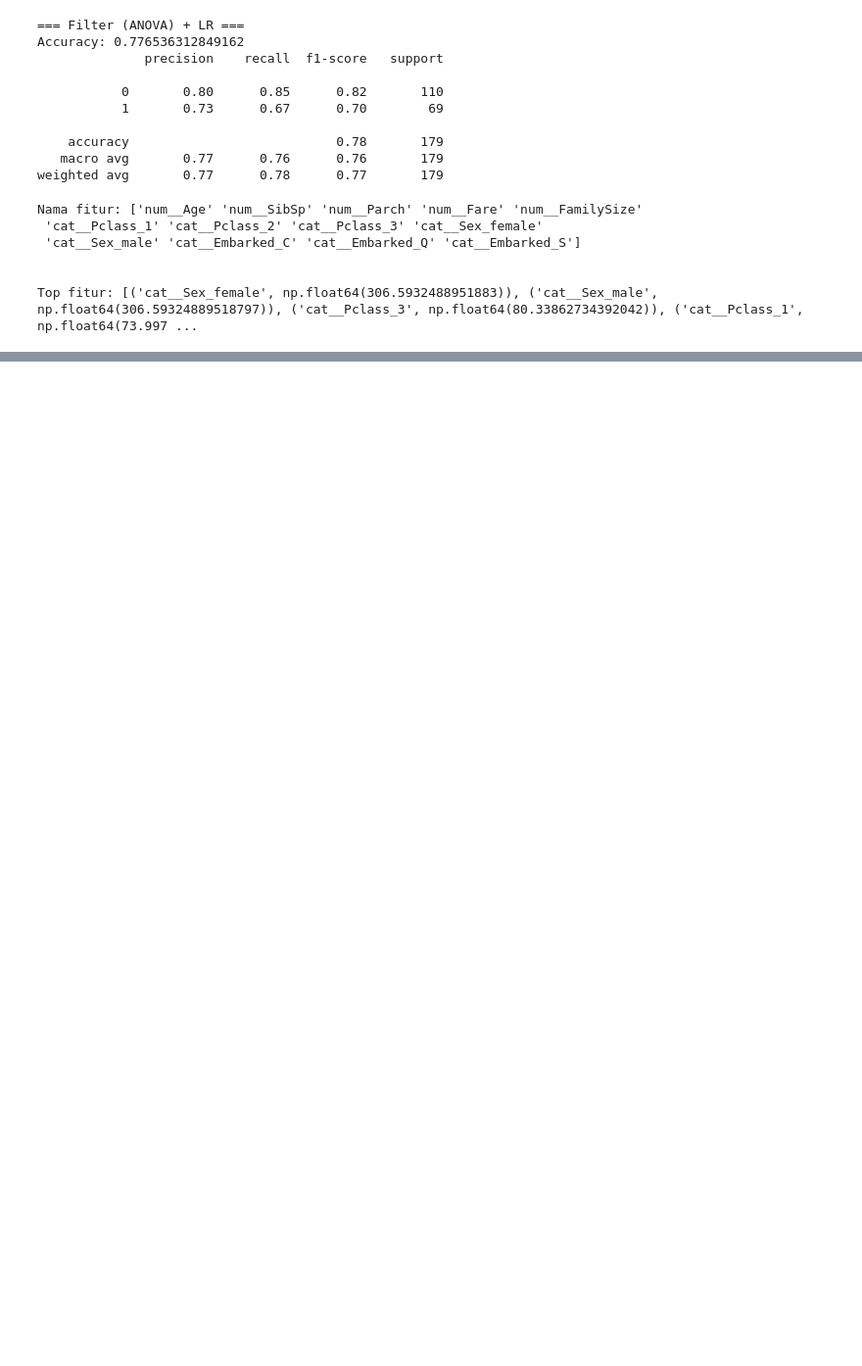
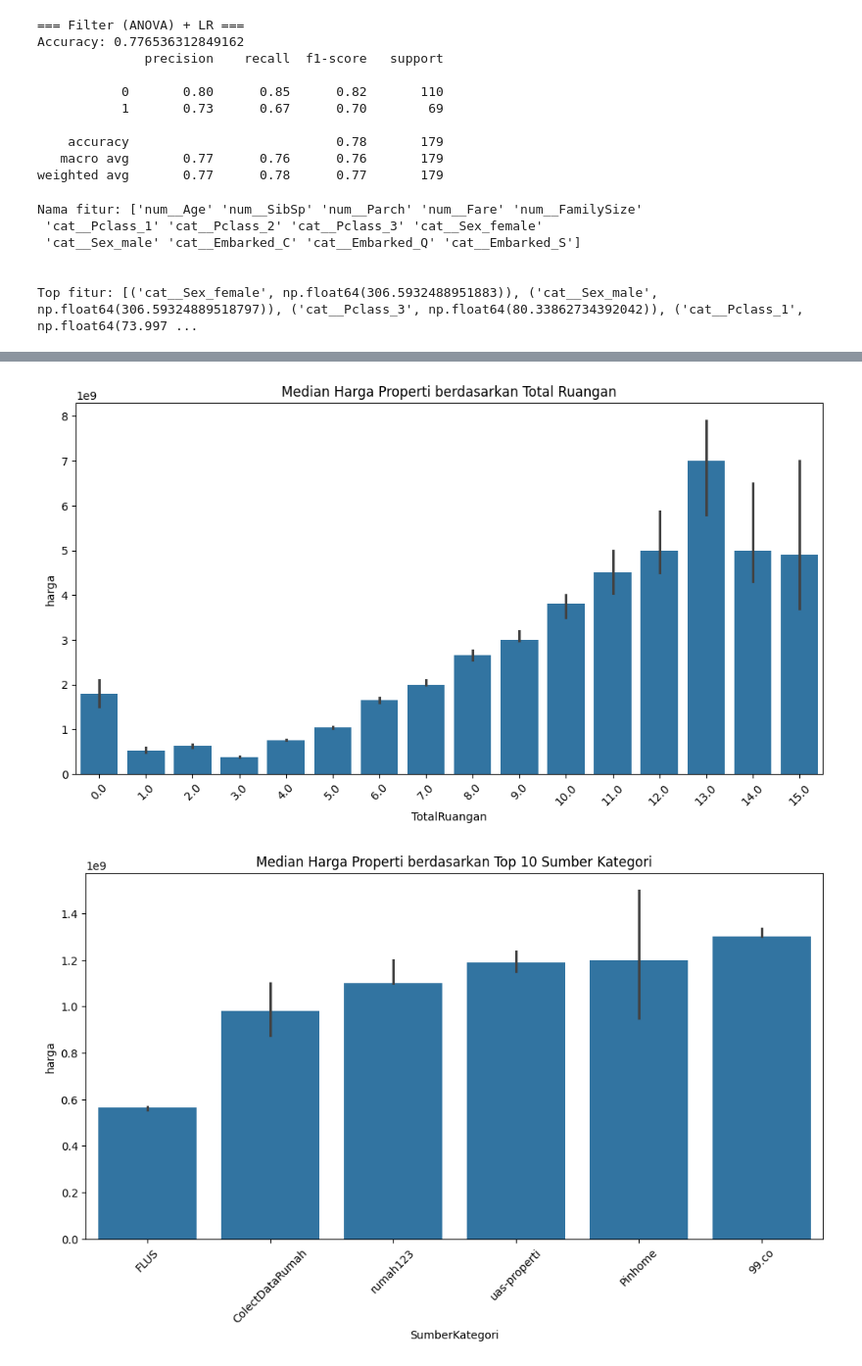
Before and after one commit to m1Febriansyah/244107020199-ML-12, a Jupyter notebook: JS03_Praktikum01.ipynb, the cells around one changed output, grey strips where cells are left out. Shown at 98% size. Saved outputs shown, nothing was run; the diff lists cells and outputs as text; code cells hidden in the pictures; blank space fills up the shorter version.

```diff
--- a/JS03_Praktikum01.ipynb
+++ b/JS03_Praktikum01.ipynb
@@ -103,3 +103,15 @@ Nama fitur: ['num__Age' 'num__SibSp' 'num__Parch' 'num__Fare' 'num__FamilySize'
 
 
 Top fitur: [('cat__Sex_female', np.float64(306.5932488951883)), ('cat__Sex_male', np.float64(306.59324889518797)), ('cat__Pclass_3', np.float64(80.33862734392042)), ('cat__Pclass_1', np.float64(73.997 ...
+# %%
+import pandas as pd
+import numpy as np
+from sklearn.model_selection import train_test_split
+from sklearn.compose import ColumnTransformer
+from sklearn.preprocessing import OneHotEncoder, StandardScaler
+from sklearn.pipeline import Pipeline
+from sklearn.impute import SimpleImputer
+from sklearn.linear_model import LogisticRegression
+
+df = pd.read_csv('properti_multi_kota.csv')
+df.head()
@@ -105,0 +156,6 @@ Top fitur: [('cat__Sex_female', np.float64(306.5932488951883)), ('cat__Sex_male'
+# %%
+# Menggunakan median agar tidak terpengaruh outlier ekstrem pada dataset properti
+df['luas_bangunan'] = df['luas_bangunan'].fillna(df['luas_bangunan'].median())
+df['jumlah_kamar'] = df['jumlah_kamar'].fillna(df['jumlah_kamar'].median())
+df['jumlah_kamar_mandi'] = df['jumlah_kamar_mandi'].fillna(df['jumlah_kamar_mandi'].median())
+df['usia_bangunan'] = df['usia_bangunan'].fillna(df['usia_bangunan'].median())
@@ -105,0 +226,48 @@ Top fitur: [('cat__Sex_female', np.float64(306.5932488951883)), ('cat__Sex_male'
+# %%
+# === VISUALISASI FITUR HASIL EKSTRAKSI ===
+
+# 1. Median Harga berdasarkan Total Ruangan (dibatasi <= 15 ruangan agar grafik terbaca jelas)
+plt.figure(figsize=(12, 6))
+sns.barplot(x="TotalRuangan", y="harga", data=df[df["TotalRuangan"] <= 15], estimator="median")
+plt.title("Median Harga Properti berdasarkan Total Ruangan")
+plt.xticks(rotation=45)
+plt.show()
+
+# 2. Median Harga berdasarkan 10 Sumber Kategori Teratas
+top_sumber = df["SumberKategori"].value_counts().nlargest(10).index
+plt.figure(figsize=(12, 6))
+sns.barplot(
+    x="SumberKategori", y="harga",
+    data=df[df["SumberKategori"].isin(top_sumber)],
+    estimator="median",
+    order=df[df["SumberKategori"].isin(top_sumber)].groupby("SumberKategori")["harga"].median().sort_values().index
+)
+plt.title("Median Harga Properti berdasarkan Top 10 Sumber Kategori")
+plt.xticks(rotation=45)
+plt.show()
+
+# 3. Median Harga berdasarkan Kategori Luas Tanah
+plt.figure(figsize=(12, 6))
+sns.barplot(
+    x="KategoriLuas", y="harga", data=df,
+    estimator="median",
+    order=["Kecil", "Sedang", "Besar", "SangatBesar", "Komersial/Lahan"]
+)
+plt.title("Median Harga Properti berdasarkan Kategori Luas Tanah")
+plt.show()
+
+# 4. Median Harga berdasarkan 10 Lokasi Teratas
+top_lokasi = df["lokasi"].value_counts().nlargest(10).index
+plt.figure(figsize=(12, 6))
+sns.barplot(
+    x="lokasi", y="harga",
+    data=df[df["lokasi"].isin(top_lokasi)],
+    estimator="median",
+    order=df[df["lokasi"].isin(top_lokasi)].groupby("lokasi")["harga"].median().sort_values().index
+)
+plt.title("Median Harga Properti berdasarkan Top 10 Lokasi")
+plt.xticks(rotation=45)
+plt.show()
+# %% [output]
+[figure, added]
+[figure, added]
```
Also changed, not shown: parts of 7 cells of this notebook.
